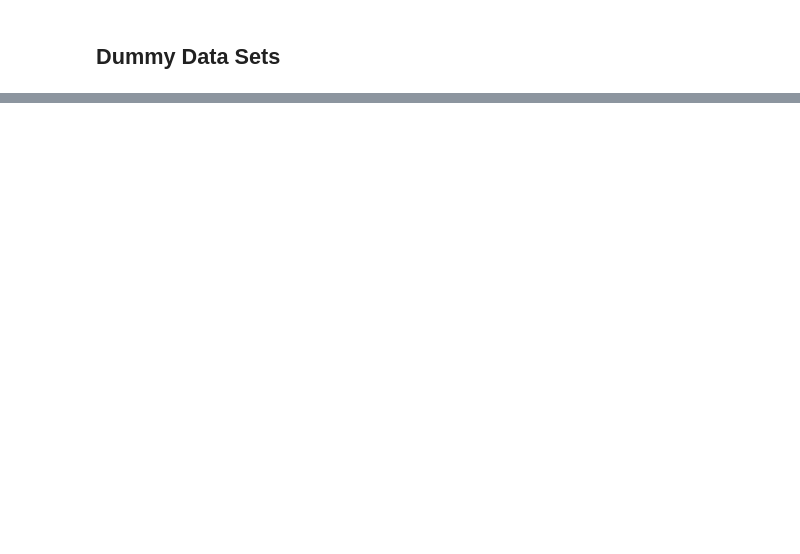
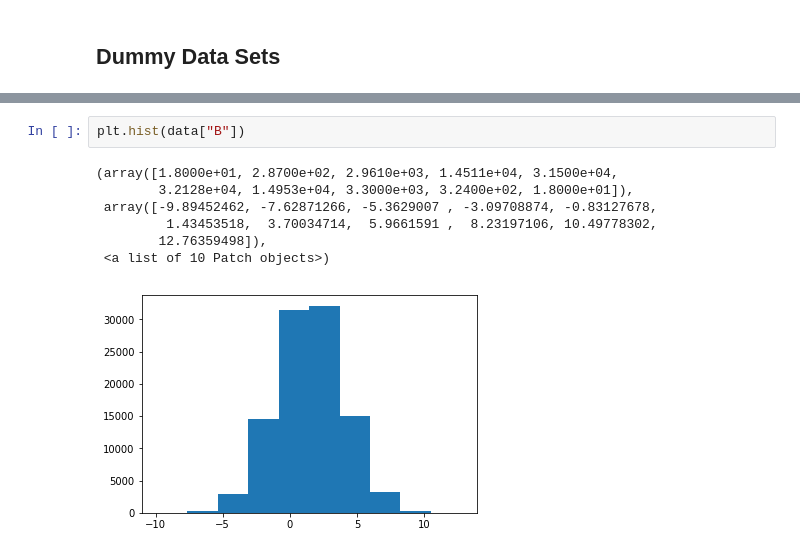
Before and after one commit to ameliendrez/machine-learning-data, a Jupyter notebook: My-Example/5. Data Cleaning - Funciones de distribución de probabilidades.ipynb, the cells around one changed output, grey strips where cells are left out. Cells and saved outputs as stored; diff of their text form; blank space fills up the shorter version.

```diff
--- a/My-Example/5. Data Cleaning - Funciones de distribución de probabilidades.ipynb
+++ b/My-Example/5. Data Cleaning - Funciones de distribución de probabilidades.ipynb
@@ -177,0 +219,10 @@ result = pi_montecarlo(10000, 200)
+# %%
+plt.hist(data["B"])
+# %% [output]
+(array([1.8000e+01, 2.8700e+02, 2.9610e+03, 1.4511e+04, 3.1500e+04,
+        3.2128e+04, 1.4953e+04, 3.3000e+03, 3.2400e+02, 1.8000e+01]),
+ array([-9.89452462, -7.62871266, -5.3629007 , -3.09708874, -0.83127678,
+         1.43453518,  3.70034714,  5.9661591 ,  8.23197106, 10.49778302,
+        12.76359498]),
+ <a list of 10 Patch objects>)
+[figure, added]
```
Also changed, not shown: parts of 17 cells of this notebook, 1 other file.
